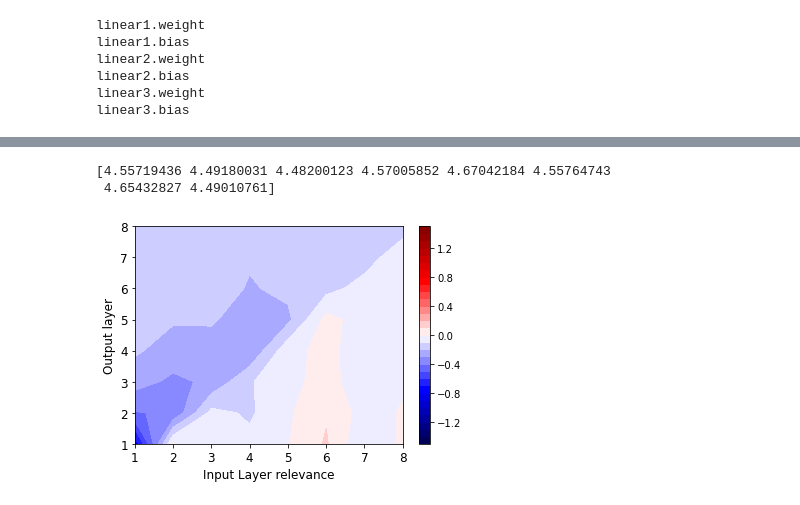
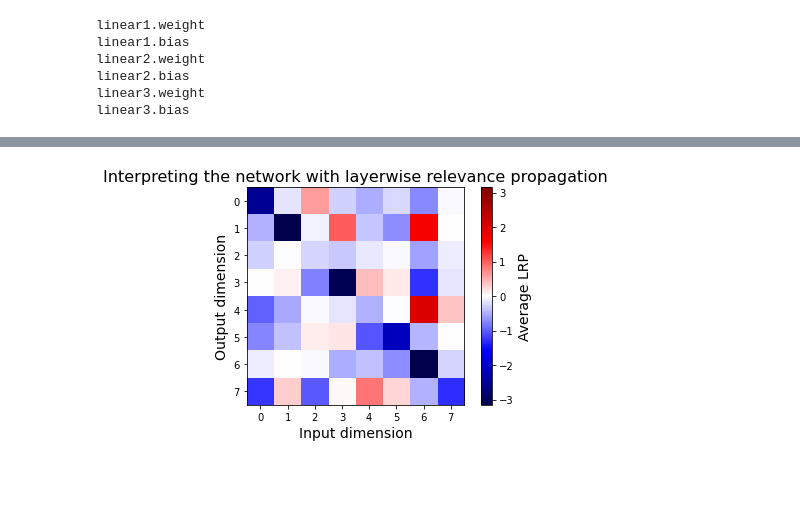
Before and after one commit to m2lines/L96_demo, a Jupyter notebook: 07-Interpretability-of-ML/LRP-L96.ipynb, the cells around one changed output, grey strips where cells are left out. Cells and saved outputs as stored; diff of their text form; code cells hidden in the pictures; blank space fills up the shorter version.

```diff
--- a/07-Interpretability-of-ML/LRP-L96.ipynb
+++ b/07-Interpretability-of-ML/LRP-L96.ipynb
@@ -45,5 +155,5 @@ odict_keys(['linear1.weight', 'linear1.bias', 'linear2.weight', 'linear2.bias',
 # %%
-for name in model.keys():
+for name in weights.keys():
     print (name)
 # %% [output]
 linear1.weight
@@ -57,15 +167,14 @@ epsilon = 0.0  # filtering small values
 gamma   = 0.0  # give more weights to positive values
 
 ## get the weight and bias of the NN
-def get_weight(modelname):
+def get_weight(weightsname):
     Ws = []
     Bs = []
-    for (i,name) in enumerate (model.keys()):
+    for (i,name) in enumerate (weights.keys()):
         if i %2 ==0:
-            Ws.append(np.array(model[name]))
-        else: Bs.append(np.array(model[name]))
+            Ws.append(np.array(weights[name]))
+        else: Bs.append(np.array(weights[name]))
     return Ws,Bs # weights and biases
-
 
 # forward pass to calculate the output of each layer
 def forward_pass(data,Ws,Bs):
@@ -76,13 +185,13 @@ def forward_pass(data,Ws,Bs):
         forward[l+1] = np.maximum(0,Ws[l].dot(forward[l])) + Bs[l] # ativation ReLu
 
     ## for last layer that does not have activation function
-
     forward[L] = Ws[L-1].dot(forward[L-1]) + Bs[L-1] # linear last layer
     return forward
 
 def rho(w,l):
     w_intermediate =  w + [0.0,0.0,0.0,0.0,0.0][l] * np.maximum(0,w)
     return w_intermediate + gamma*np.maximum(0,w_intermediate)
+
 def incr(z,l): return z + [0.0,0.0,0.0,0.0,0.0][l] * (z**2).mean()**.5+1e-9
 
 ## backward pass to compute the LRP of each layer. Same rule applied to the first layer (input layer)
@@ -99,24 +208,21 @@ def onelayer_LRP(W,B,forward,nz,zz):
         s = np.array(R[l+1]) / np.array(z)               # step 2 - element-wise division
         c = w.T.dot(s)                                   # step 3 - backward pass
         R[l] = forward[l]*c                              # step 4 - element-wise product
-
     return R
 
-
-def LRP_alllayer(data, model):
+def LRP_alllayer(data, weights):
     """inputs:
             data: for single sample, with the right asix, the shape is (nz,naxis)
-            model: dictionary of weights and biases
+            weights: dictionary of weights and biases
         output:
             LRP, shape: (nx,L+1) that each of the column consist of L+1 array
             Relevance of fisrt layer's pixels """
     nx = data.shape[0]
     ## step 1: get the wieghts
-    Ws, Bs = get_weight(model)
+    Ws, Bs = get_weight(weights)
 
     ## step 2: call the forward pass to get the intermediate layers output
     inter_layer = forward_pass(data,Ws,Bs)
-
 
     ## loop over all z and get the LRP of each layer
     R_all = [None]*nx
@@ -127,9 +233,10 @@ def LRP_alllayer(data, model):
 
     return np.stack(R_all),relevance
 # %%
+%%time
 R_many = []
 for case in (range(200)):
     inputs = np.copy(Xtrue[case,:])
-
-    _,Rs  = LRP_alllayer(inputs,model)
+    _,Rs  = LRP_alllayer(inputs,weights)
     R_many.append(Rs)
+LRP = np.stack(R_many)
@@ -179,21 +245,0 @@ Net_ANN(
-# %%
-epsilon = 1e-2
-R_many = []
-std_vec = np.std(Xtrue,axis=0)
-print(std_vec)
-for case in (range(200)):
-    inputs = np.copy(Xtrue[case,:])
-    # estimate dy/dx = (y(x+epsilon)-y(x))/epsilon
-    # TODO need to perturb every components
-    inputs = torch.tensor(np.single(inputs), requires_grad = False)
-    pred = model(inputs)
-    perturb = np.single(np.zeros(np.shape(inputs)))
-    Rs = np.zeros((len(inputs),len(pred)))
-    for j in range(len(inputs)):
-        perturb[j] = epsilon
-        perturb = perturb#*std_vec # percent change
-        Rs[j,:] = ( model(torch.tensor(inputs+perturb))-model(inputs) ).detach().numpy() /(np.sum(perturb))
-    R_many.append(Rs)
-# %% [output]
-[4.55719436 4.49180031 4.48200123 4.57005852 4.67042184 4.55764743
- 4.65432827 4.49010761]
@@ -202,12 +246,11 @@ Rstack = np.stack(R_many)
-# %%
-fig, ax = plt.subplots(1,1)
-vect = np.arange(-1.5,1.6,0.1)
-pl = ax.contourf(np.arange(1,9),np.arange(1,9), np.mean(Rstack,0), vect , cmap=plt.get_cmap('seismic'))
-ax.set_ylabel('Output layer',fontsize = 12)
-ax.set_xlabel('Input Layer relevance',fontsize = 12)
-ax.tick_params(axis='both', labelsize=12 )
-
-fig.colorbar(pl)
-fig.savefig('LRP-L96-gradient.jpeg',bbox_inches = 'tight',dpi = 100)
-# %% [output]
-[figure, removed]
+# %%
+plt.title("Interpreting the network with layerwise relevance propagation", fontsize=16)
+imshow(LRP.mean(0))
+plt.colorbar().set_label("Average LRP", fontsize=14)
+plt.xticks(range(8))
+plt.yticks(range(8))
+plt.xlabel("Input dimension", fontsize=14)
+plt.ylabel("Output dimension", fontsize=14)
+plt.show()
+# %% [output]
+[figure, added]
```
Also changed, not shown: parts of 24 cells of this notebook.
